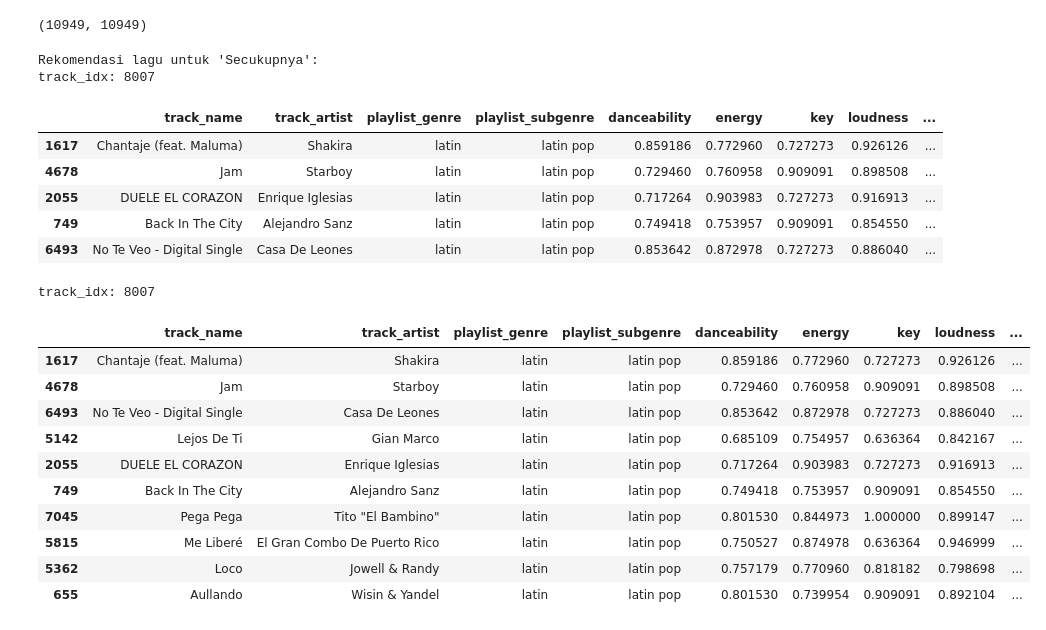
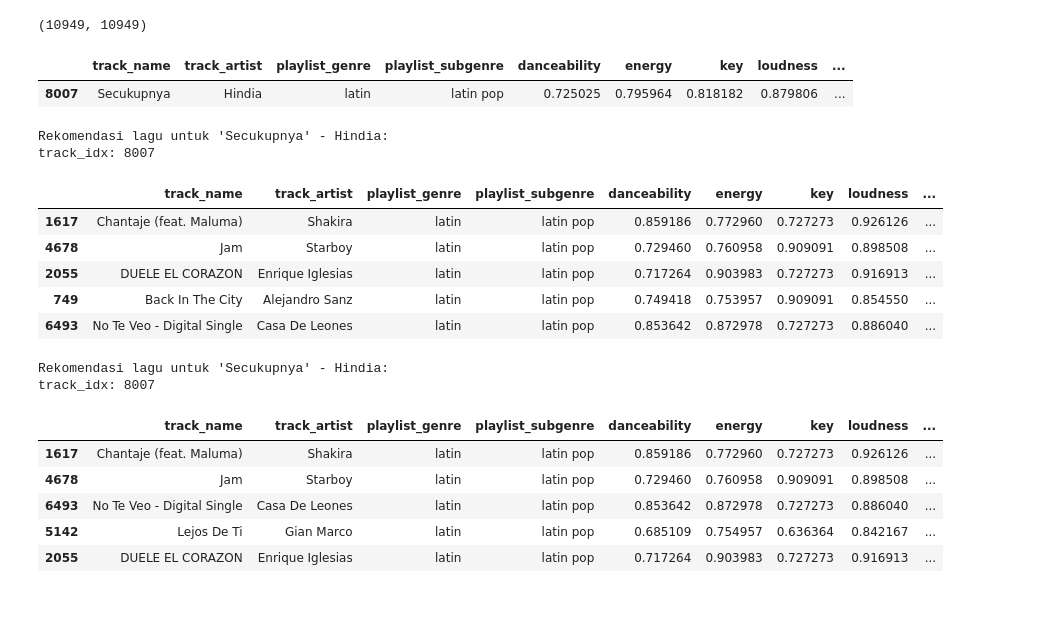
Before and after one commit to ricii1/Music-Recommendation-System, a Jupyter notebook: RecommendationSystem.ipynb, the cells around one changed output. Cells and saved outputs as stored; diff of their text form; code cells hidden in the pictures; blank space fills up the shorter version.

```diff
--- a/RecommendationSystem.ipynb
+++ b/RecommendationSystem.ipynb
@@ -771,15 +801,23 @@ cosine_sim.shape
 # %% [output]
 (10949, 10949)
 # %%
-def get_song_recommendations(track_name, pairwise_metrics, dataset, top_n = 10):
-    if track_name not in dataset['track_name'].values:
-        return "Lagu tidak ditemukan"
+def get_song_recommendations(track_name, track_artist, pairwise_metrics, dataset, top_n=10):
+    # Mengecek apakah kombinasi track_name dan track_artist ada dalam dataset
+    track_match = dataset[
+        (dataset['track_name'] == track_name) &
+        (dataset['track_artist'].str.contains(track_artist, case=False))
+    ]
 
-    track_idx = dataset[dataset['track_name'] == track_name].index[0]
+    if track_match.empty:
+        raise ValueError("Lagu tidak ditemukan atau artis tidak cocok.")
+
+    # Mengambil indeks lagu berdasarkan kombinasi yang cocok
+    track_idx = track_match.index[0]
     print(f"track_idx: {track_idx}")
+
     # Memastikan bahwa track_idx berada dalam rentang yang valid pada pairwise_metrics
     if track_idx >= pairwise_metrics.shape[0]:
-        return "Indeks lagu tidak valid"
+        raise IndexError("Indeks lagu tidak valid dalam matriks kesamaan.")
 
     # Mendapatkan nilai similarity untuk lagu yang dimasukkan
     sim_scores = list(enumerate(pairwise_metrics[track_idx]))
@@ -792,16 +830,23 @@ def get_song_recommendations(track_name, pairwise_metrics, dataset, top_n = 10):
 
     # Mendapatkan indeks lagu yang direkomendasikan
     song_indices = [i[0] for i in sim_scores]
-
+    recommended_songs = dataset.iloc[song_indices].copy()
+    recommended_songs.loc[:, 'similarity_score'] = [score[1] for score in sim_scores]
     # Menggabungkan hasil dalam format yang sesuai
-    return dataset.iloc[song_indices]
+    return recommended_songs
+# %%
+data_normalized[data_normalized["track_name"] == "Secukupnya"]
+# %% [output]
+|  | track_name | track_artist | playlist_genre | playlist_subgenre | danceability | energy | key | loudness | ... |
+| 8007 | Secukupnya | Hindia | latin | latin pop | 0.725025 | 0.795964 | 0.818182 | 0.879806 | ... |
 # %%
 input_track_name = "Secukupnya"
-print(f"Rekomendasi lagu untuk '{input_track_name}':")
-recommended_songs = get_song_recommendations(input_track_name, euclidean_sim, data_normalized, 5)
+input_track_artist = "Hindia"
+print(f"Rekomendasi lagu untuk '{input_track_name}' - {input_track_artist}:")
+recommended_songs = get_song_recommendations(input_track_name, input_track_artist, euclidean_sim, data_normalized, 5)
 recommended_songs
 # %% [output]
-Rekomendasi lagu untuk 'Secukupnya':
+Rekomendasi lagu untuk 'Secukupnya' - Hindia:
 track_idx: 8007
 |  | track_name | track_artist | playlist_genre | playlist_subgenre | danceability | energy | key | loudness | ... |
 | 1617 | Chantaje (feat. Maluma) | Shakira | latin | latin pop | 0.859186 | 0.772960 | 0.727273 | 0.926126 | ... |
@@ -811,18 +856,16 @@ track_idx: 8007
 | 6493 | No Te Veo - Digital Single | Casa De Leones | latin | latin pop | 0.853642 | 0.872978 | 0.727273 | 0.886040 | ... |
 # %%
 input_track_name = "Secukupnya"
-recommended_songs = get_song_recommendations(input_track_name, cosine_sim, data_normalized)
+input_track_artist = "Hindia"
+print(f"Rekomendasi lagu untuk '{input_track_name}' - {input_track_artist}:")
+recommended_songs = get_song_recommendations(input_track_name, input_track_artist, cosine_sim, data_normalized, 5)
 recommended_songs
 # %% [output]
+Rekomendasi lagu untuk 'Secukupnya' - Hindia:
 track_idx: 8007
 |  | track_name | track_artist | playlist_genre | playlist_subgenre | danceability | energy | key | loudness | ... |
 | 1617 | Chantaje (feat. Maluma) | Shakira | latin | latin pop | 0.859186 | 0.772960 | 0.727273 | 0.926126 | ... |
 | 4678 | Jam | Starboy | latin | latin pop | 0.729460 | 0.760958 | 0.909091 | 0.898508 | ... |
 | 6493 | No Te Veo - Digital Single | Casa De Leones | latin | latin pop | 0.853642 | 0.872978 | 0.727273 | 0.886040 | ... |
 | 5142 | Lejos De Ti | Gian Marco | latin | latin pop | 0.685109 | 0.754957 | 0.636364 | 0.842167 | ... |
 | 2055 | DUELE EL CORAZON | Enrique Iglesias | latin | latin pop | 0.717264 | 0.903983 | 0.727273 | 0.916913 | ... |
-| 749 | Back In The City | Alejandro Sanz | latin | latin pop | 0.749418 | 0.753957 | 0.909091 | 0.854550 | ... |
-| 7045 | Pega Pega | Tito "El Bambino" | latin | latin pop | 0.801530 | 0.844973 | 1.000000 | 0.899147 | ... |
-| 5815 | Me Liberé | El Gran Combo De Puerto Rico | latin | latin pop | 0.750527 | 0.874978 | 0.636364 | 0.946999 | ... |
-| 5362 | Loco | Jowell & Randy | latin | latin pop | 0.757179 | 0.770960 | 0.818182 | 0.798698 | ... |
-| 655 | Aullando | Wisin & Yandel | latin | latin pop | 0.801530 | 0.739954 | 0.909091 | 0.892104 | ... |
```
Also changed, not shown: parts of 28 cells of this notebook, 3 other files.
